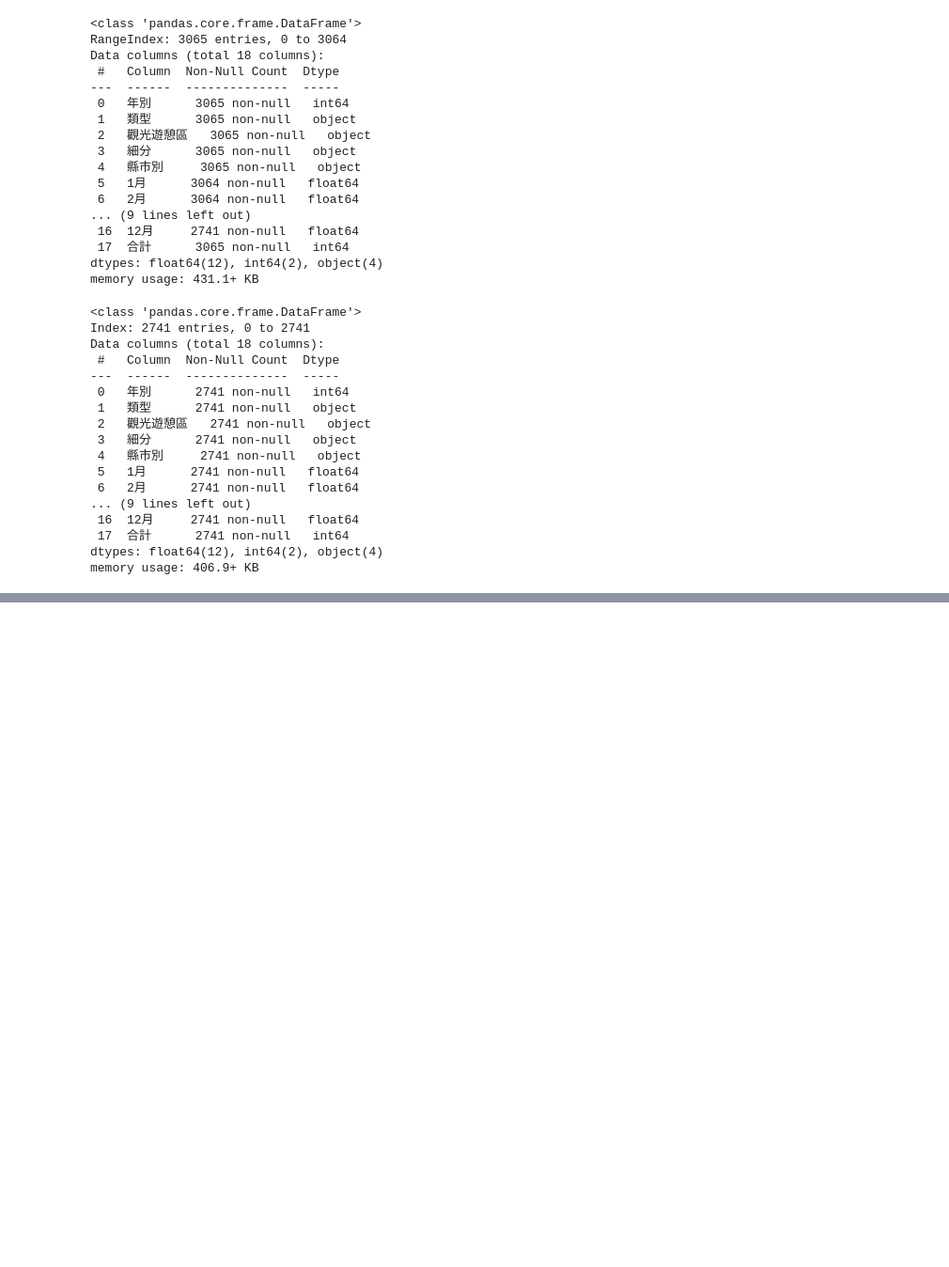
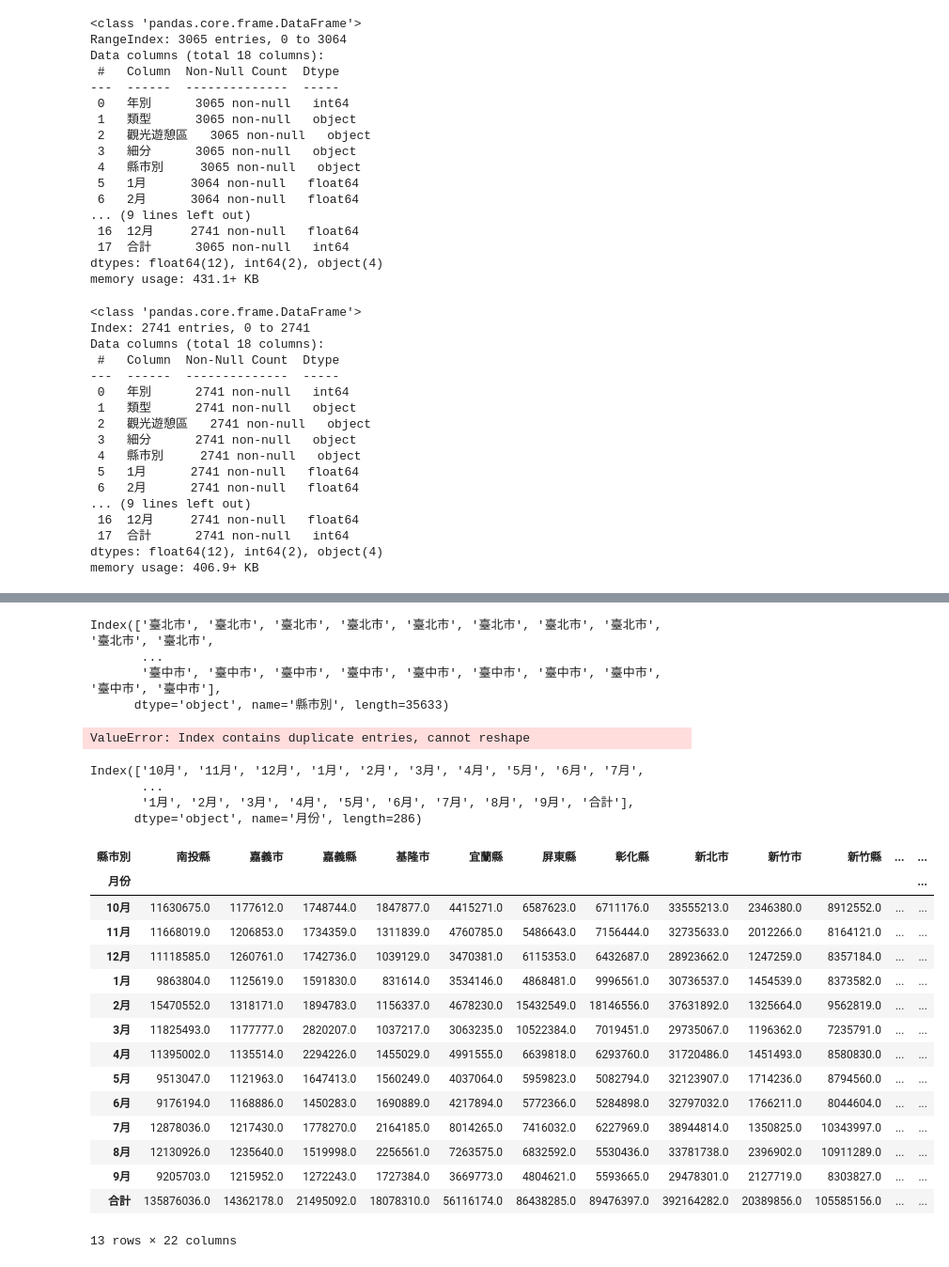
Before and after one commit to POPOYANG97/2024_10_22__gjun_ai_, a Jupyter notebook: lesson19/lesson19_0.ipynb, the cells around one changed output, grey strips where cells are left out. Shown: that part at 94% size. Saved outputs shown, nothing was run; the diff lists cells and outputs as text; code cells hidden in the pictures; blank space fills up the shorter version.

```diff
--- a/lesson19/lesson19_0.ipynb
+++ b/lesson19/lesson19_0.ipynb
@@ -61,0 +66,4 @@ df2
+# %%
+df2['年別'] = df2['年別'].astype(str)
+df2#現在資料全部都是文字
+df2.info()
@@ -61,0 +88,4 @@ df2
+# %%
+df3 = df2.set_index(keys=['年別','觀光遊憩區','縣市別'])
+df3.columns.name='月份'
+df3.shape
@@ -61,0 +94,3 @@ df2
+# %%
+df4 = df3.stack(level='月份')
+df4.shape
@@ -61,0 +120,41 @@ df2
+# %%
+#縣市別有重複
+df4.index.get_level_values(level='縣市別')
+# %% [output]
+Index(['臺北市', '臺北市', '臺北市', '臺北市', '臺北市', '臺北市', '臺北市', '臺北市', '臺北市', '臺北市',
+       ...
+       '臺中市', '臺中市', '臺中市', '臺中市', '臺中市', '臺中市', '臺中市', '臺中市', '臺中市', '臺中市'],
+      dtype='object', name='縣市別', length=35633)
+# %%
+df4.unstack(level='月份')#只要索引值有重複資料就不能unstack
+# %% [output]
+ValueError: Index contains duplicate entries, cannot reshape
+# %%
+df5 = df4.groupby(level=['縣市別','月份']).sum()
+df5.index.get_level_values('縣市別')
+df5.index.get_level_values('月份')
+# %% [output]
+Index(['10月', '11月', '12月', '1月', '2月', '3月', '4月', '5月', '6月', '7月',
+       ...
+       '1月', '2月', '3月', '4月', '5月', '6月', '7月', '8月', '9月', '合計'],
+      dtype='object', name='月份', length=286)
+# %%
+df5.unstack(level='月份')
+df5.unstack(level='縣市別')
+# %% [output]
+| 縣市別 | 南投縣 | 嘉義市 | 嘉義縣 | 基隆市 | 宜蘭縣 | 屏東縣 | 彰化縣 | 新北市 | 新竹市 | 新竹縣 | ... | ... |
+| 月份 |  |  |  |  |  |  |  |  |  |  |  | ... |
+| 10月 | 11630675.0 | 1177612.0 | 1748744.0 | 1847877.0 | 4415271.0 | 6587623.0 | 6711176.0 | 33555213.0 | 2346380.0 | 8912552.0 | ... | ... |
+| 11月 | 11668019.0 | 1206853.0 | 1734359.0 | 1311839.0 | 4760785.0 | 5486643.0 | 7156444.0 | 32735633.0 | 2012266.0 | 8164121.0 | ... | ... |
+| 12月 | 11118585.0 | 1260761.0 | 1742736.0 | 1039129.0 | 3470381.0 | 6115353.0 | 6432687.0 | 28923662.0 | 1247259.0 | 8357184.0 | ... | ... |
+| 1月 | 9863804.0 | 1125619.0 | 1591830.0 | 831614.0 | 3534146.0 | 4868481.0 | 9996561.0 | 30736537.0 | 1454539.0 | 8373582.0 | ... | ... |
+| 2月 | 15470552.0 | 1318171.0 | 1894783.0 | 1156337.0 | 4678230.0 | 15432549.0 | 18146556.0 | 37631892.0 | 1325664.0 | 9562819.0 | ... | ... |
+| 3月 | 11825493.0 | 1177777.0 | 2820207.0 | 1037217.0 | 3063235.0 | 10522384.0 | 7019451.0 | 29735067.0 | 1196362.0 | 7235791.0 | ... | ... |
+| 4月 | 11395002.0 | 1135514.0 | 2294226.0 | 1455029.0 | 4991555.0 | 6639818.0 | 6293760.0 | 31720486.0 | 1451493.0 | 8580830.0 | ... | ... |
+| 5月 | 9513047.0 | 1121963.0 | 1647413.0 | 1560249.0 | 4037064.0 | 5959823.0 | 5082794.0 | 32123907.0 | 1714236.0 | 8794560.0 | ... | ... |
+| 6月 | 9176194.0 | 1168886.0 | 1450283.0 | 1690889.0 | 4217894.0 | 5772366.0 | 5284898.0 | 32797032.0 | 1766211.0 | 8044604.0 | ... | ... |
+| 7月 | 12878036.0 | 1217430.0 | 1778270.0 | 2164185.0 | 8014265.0 | 7416032.0 | 6227969.0 | 38944814.0 | 1350825.0 | 10343997.0 | ... | ... |
+| 8月 | 12130926.0 | 1235640.0 | 1519998.0 | 2256561.0 | 7263575.0 | 6832592.0 | 5530436.0 | 33781738.0 | 2396902.0 | 10911289.0 | ... | ... |
+| 9月 | 9205703.0 | 1215952.0 | 1272243.0 | 1727384.0 | 3669773.0 | 4804621.0 | 5593665.0 | 29478301.0 | 2127719.0 | 8303827.0 | ... | ... |
+| 合計 | 135876036.0 | 14362178.0 | 21495092.0 | 18078310.0 | 56116174.0 | 86438285.0 | 89476397.0 | 392164282.0 | 20389856.0 | 105585156.0 | ... | ... |
+13 rows × 22 columns
```
Also changed, not shown: parts of 6 cells of this notebook.
